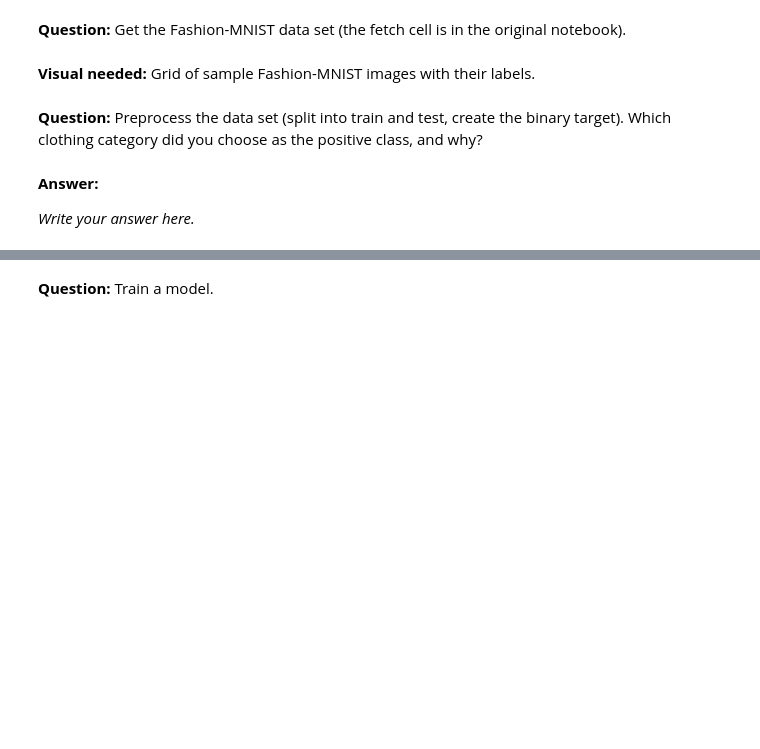
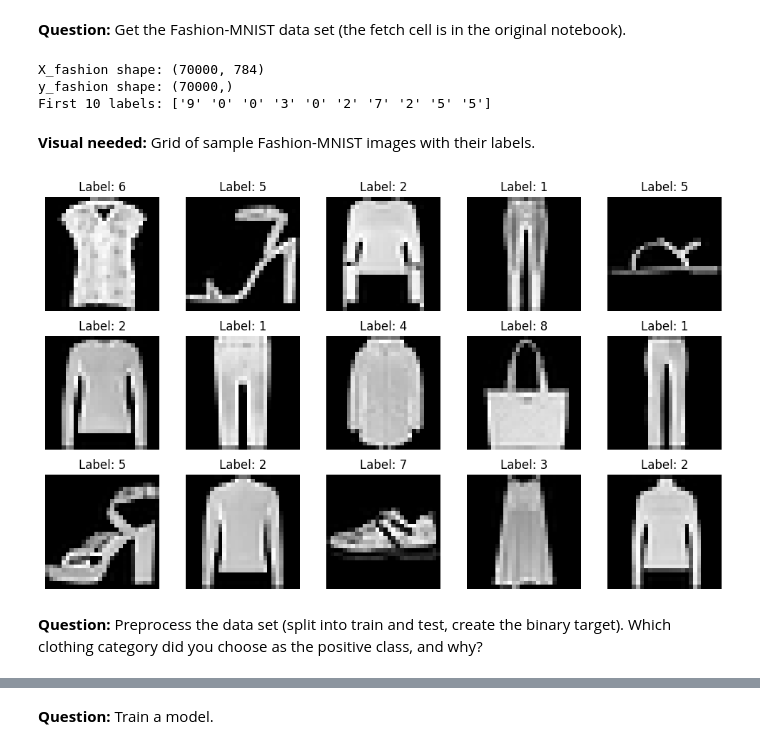
Before and after one commit to kinghighshow/PerformanceMetricsClassification, a Jupyter notebook: Eche_Notebook.ipynb, the cells around one changed output, grey strips where cells are left out. Saved outputs shown, nothing was run; the diff lists cells and outputs as text; code cells hidden in the pictures; blank space fills up the shorter version.

```diff
--- a/Eche_Notebook.ipynb
+++ b/Eche_Notebook.ipynb
@@ -20,2 +19,21 @@ Helper class for this section: `FashionAnalysis` in `fashion_analysis.py`. Helpe
+# %%
+fashion_mnist = fetch_openml(
+    "Fashion-MNIST",
+    version=1,
+    as_frame=False,
+    parser="auto",
+    n_retries=5,
+    delay=2
+)
+
+X_fashion, y_fashion = fashion_mnist.data, fashion_mnist.target
+# %%
+print("X_fashion shape:", X_fashion.shape)
+print("y_fashion shape:", y_fashion.shape)
+print("First 10 labels:", y_fashion[:10])
+# %% [output]
+X_fashion shape: (70000, 784)
+y_fashion shape: (70000,)
+First 10 labels: ['9' '0' '0' '3' '0' '2' '7' '2' '5' '5']
 # %% [markdown]
 **Visual needed:** Grid of sample Fashion-MNIST images with their labels.
@@ -24,6 +40,6 @@ Helper class for this section: `FashionAnalysis` in `fashion_analysis.py`. Helpe
+# %%
+FashionAnalysis.plot_samples(X_fashion, y_fashion)
+# %% [output]
+[figure, added]
 # %% [markdown]
 **Question:** Preprocess the data set (split into train and test, create the binary target). Which clothing category did you choose as the positive class, and why?
-# %% [markdown]
-**Answer:**
-
-_Write your answer here._
```
Also changed, not shown: parts of 25 cells of this notebook, 1 other file.
